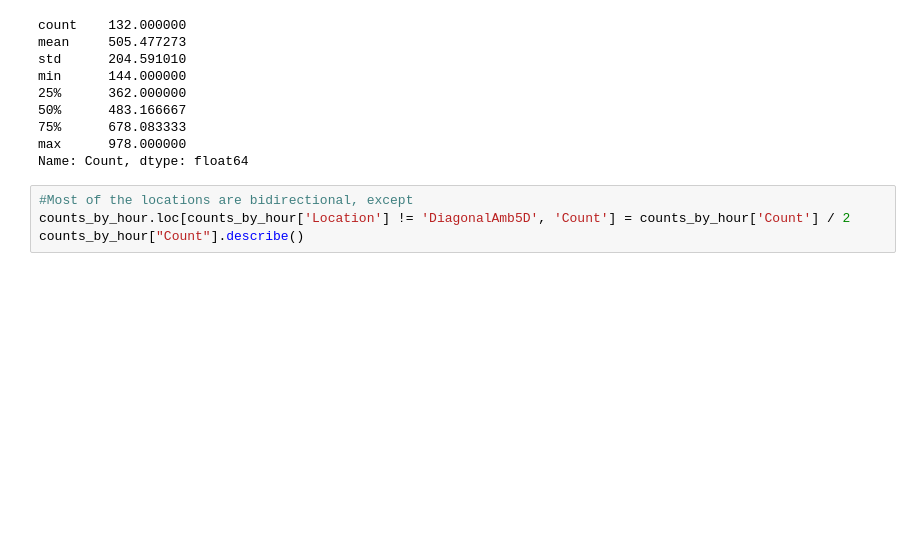
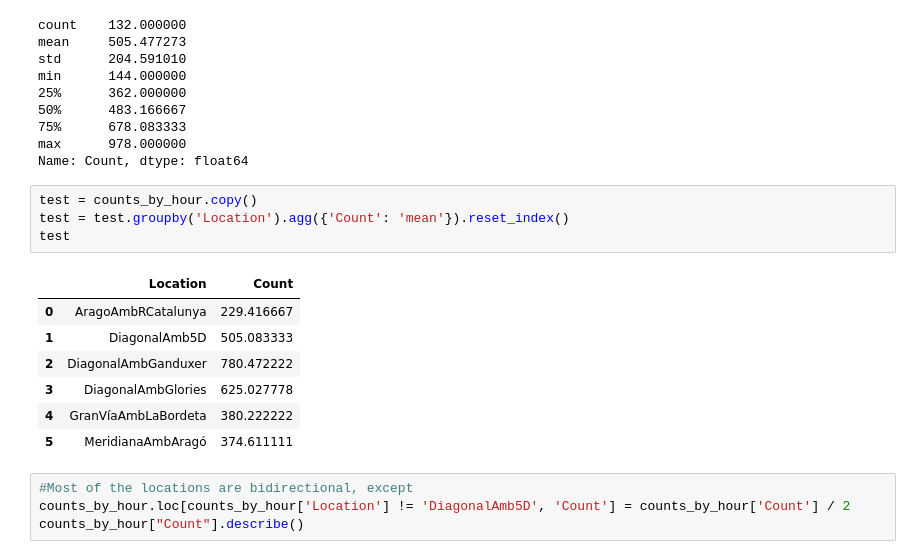
Before and after one commit to cyclingMoritz/250MUM006, a Jupyter notebook: notebooks/001-luca-explore-bacc.ipynb, the cells around one changed output. Drawn from its saved outputs; the diff is of its cells as text; blank space fills up the shorter version.

```diff
--- a/notebooks/001-luca-explore-bacc.ipynb
+++ b/notebooks/001-luca-explore-bacc.ipynb
@@ -103,6 +114,18 @@ min      144.000000
 75%      678.083333
 max      978.000000
 Name: Count, dtype: float64
+# %%
+test = counts_by_hour.copy()
+test = test.groupby('Location').agg({'Count': 'mean'}).reset_index()
+test
+# %% [output]
+|  | Location | Count |
+| 0 | AragoAmbRCatalunya | 229.416667 |
+| 1 | DiagonalAmb5D | 505.083333 |
+| 2 | DiagonalAmbGanduxer | 780.472222 |
+| 3 | DiagonalAmbGlories | 625.027778 |
+| 4 | GranVíaAmbLaBordeta | 380.222222 |
+| 5 | MeridianaAmbAragó | 374.611111 |
 # %%
 #Most of the locations are bidirectional, except
 counts_by_hour.loc[counts_by_hour['Location'] != 'DiagonalAmb5D', 'Count'] = counts_by_hour['Count'] / 2
```
Also changed, not shown: parts of 4 cells of this notebook.
